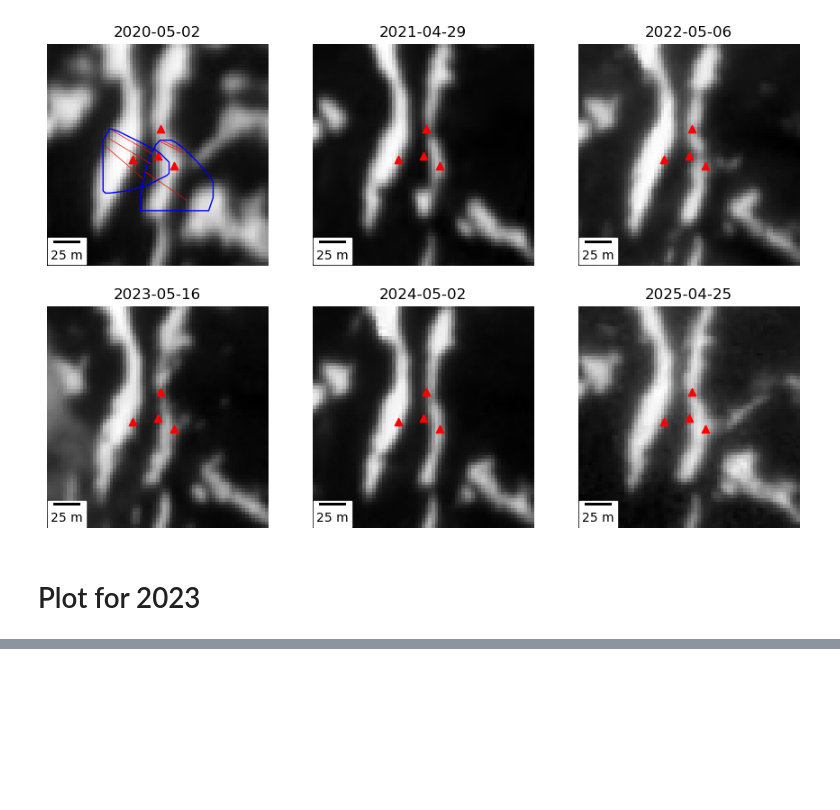
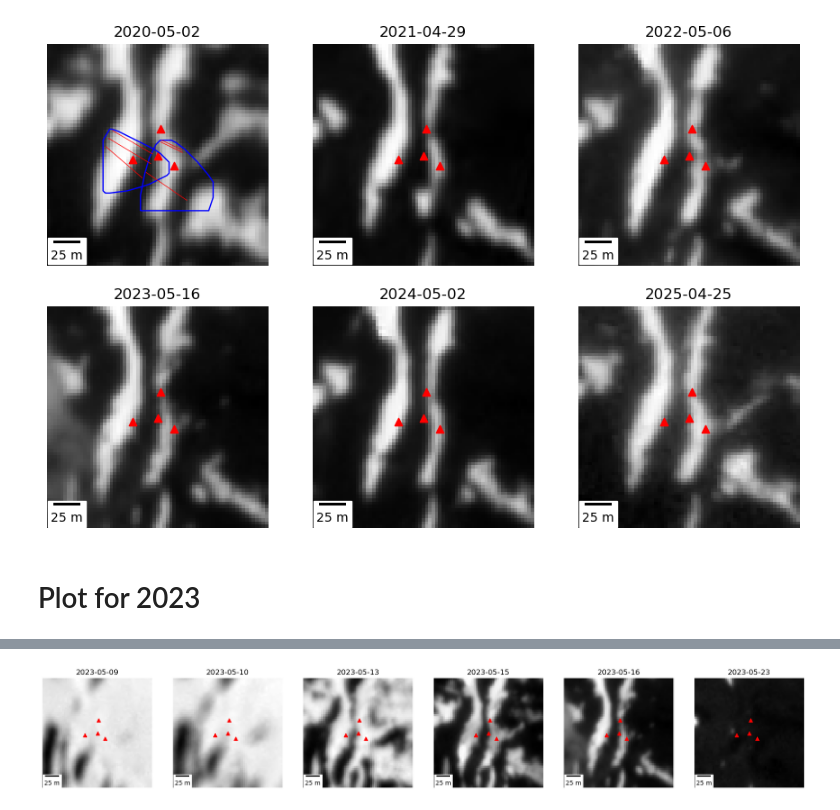
Before and after one commit to elischwat/sublimationofsnow, a Jupyter notebook: analysis/paper3/figure1_create.ipynb, the cells around one changed output, grey strips where cells are left out. Drawn from its saved outputs; the diff is of its cells as text; code cells hidden in the pictures; blank space fills up the shorter version.

Commit message:
more figures showing planet imagery of Kettle Ponds.

```diff
--- a/analysis/paper3/figure1_create.ipynb
+++ b/analysis/paper3/figure1_create.ipynb
@@ -180,22 +198,23 @@ img_ls_2023 = [
 ]
 img_ls_2023 = [open_and_extract_date_from_filename(os.path.join(base_dir, f)) for f in img_ls_2023]
 # %%
-images = [ ('2020', img_2020), ('2021', img_2021), ('2022', img_2022), ('2023', img_2023), ('2024', img_2024), ('2025', img_2025), ]
 # Crop all images
 cropped_images = [(img.rio.clip(bounding_box.geometry)) for img in img_ls_2023]
 
 # Plot the images in a 3x2 grid
 fig, axes = plt.subplots(1, 6, figsize=(18, 3))
 axes = axes.flatten()
 
 for ax, (cropped_img) in zip(axes, cropped_images):
     cropped_img.sel(band=1).plot(ax=ax, cmap='grey', add_colorbar=False)
     ax.set_aspect('equal')
     ax.axis('off')  # Remove axis
     ax.set_title(cropped_img.attrs['date'])
     towers_gdf.plot(ax=ax, color='red', marker='^')
     scalebar = ScaleBar(1, location="lower left")
     ax.add_artist(scalebar)
 
 plt.tight_layout()
 plt.show()
+# %% [output]
+[figure, added]
```
Also changed, not shown: parts of 8 cells of this notebook, 1 other file.
